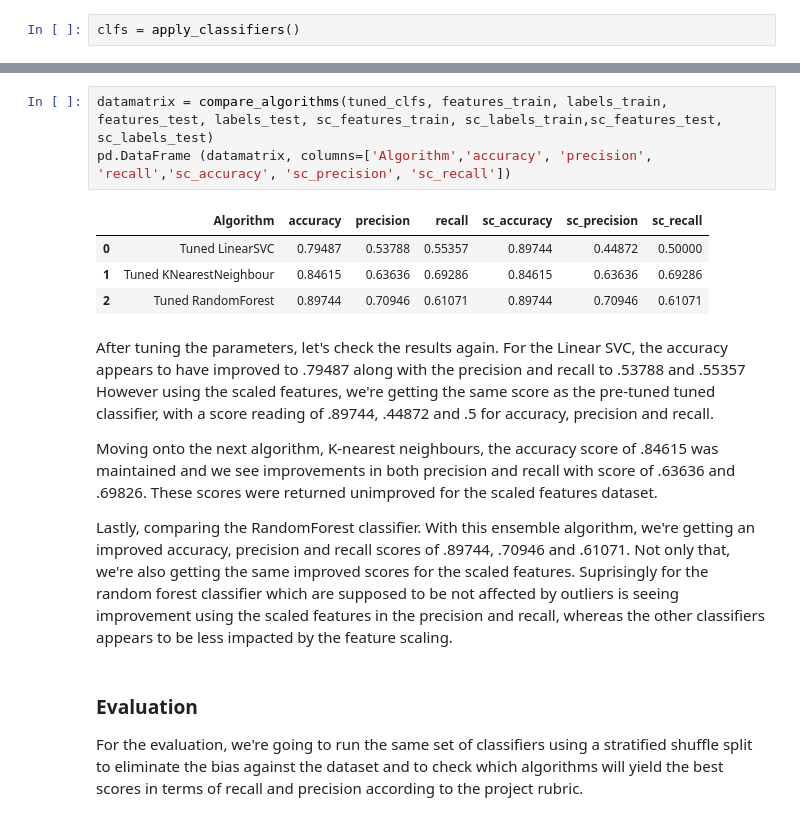
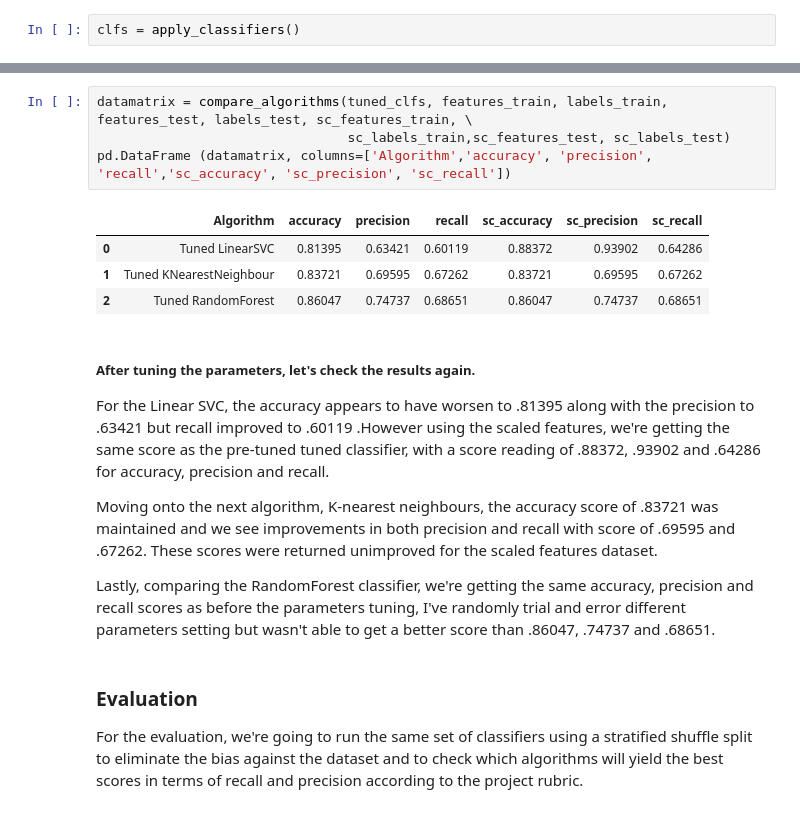
Before and after one commit to steve7an/UDDataAnalyst, a Jupyter notebook: IntroToMachineLearning/final_project.ipynb, the cells around one changed output, grey strips where cells are left out. Cells and saved outputs as stored; diff of their text form.

```diff
--- a/IntroToMachineLearning/final_project.ipynb
+++ b/IntroToMachineLearning/final_project.ipynb
@@ -242,18 +325,19 @@ RandomForestClassifier(bootstrap=True, class_weight=None, criterion='gini',
 # %%
-datamatrix = compare_algorithms(tuned_clfs, features_train, labels_train, features_test, labels_test, sc_features_train, sc_labels_train,sc_features_test, sc_labels_test)
+datamatrix = compare_algorithms(tuned_clfs, features_train, labels_train, features_test, labels_test, sc_features_train, \
+                                sc_labels_train,sc_features_test, sc_labels_test)
 pd.DataFrame (datamatrix, columns=['Algorithm','accuracy', 'precision', 'recall','sc_accuracy', 'sc_precision', 'sc_recall'])
 # %% [output]
 |  | Algorithm | accuracy | precision | recall | sc_accuracy | sc_precision | sc_recall |
-| 0 | Tuned LinearSVC | 0.79487 | 0.53788 | 0.55357 | 0.89744 | 0.44872 | 0.50000 |
-| 1 | Tuned KNearestNeighbour | 0.84615 | 0.63636 | 0.69286 | 0.84615 | 0.63636 | 0.69286 |
-| 2 | Tuned RandomForest | 0.89744 | 0.70946 | 0.61071 | 0.89744 | 0.70946 | 0.61071 |
+| 0 | Tuned LinearSVC | 0.81395 | 0.63421 | 0.60119 | 0.88372 | 0.93902 | 0.64286 |
+| 1 | Tuned KNearestNeighbour | 0.83721 | 0.69595 | 0.67262 | 0.83721 | 0.69595 | 0.67262 |
+| 2 | Tuned RandomForest | 0.86047 | 0.74737 | 0.68651 | 0.86047 | 0.74737 | 0.68651 |
 # %% [markdown]
-After tuning the parameters, let's check the results again.
-For the Linear SVC, the accuracy appears to have improved to .79487 along with the precision and recall to .53788 and .55357 However using the scaled features, we're getting the same score as the pre-tuned tuned classifier, with a score reading of .89744, .44872 and .5 for accuracy, precision and recall.
+##### After tuning the parameters, let's check the results again.
+For the Linear SVC, the accuracy appears to have worsen to .81395 along with the precision to .63421 but recall improved to .60119 .However using the scaled features, we're getting the same score as the pre-tuned tuned classifier, with a score reading of .88372, .93902 and .64286 for accuracy, precision and recall.
 
-Moving onto the next algorithm, K-nearest neighbours, the accuracy score of .84615 was maintained and we see improvements in both precision and recall with score of .63636 and .69826. These scores were returned unimproved for the scaled features dataset.
+Moving onto the next algorithm, K-nearest neighbours, the accuracy score of .83721 was maintained and we see improvements in both precision and recall with score of .69595 and .67262. These scores were returned unimproved for the scaled features dataset.
 
-Lastly, comparing the RandomForest classifier. With this ensemble algorithm, we're getting an improved accuracy, precision and recall scores of .89744, .70946 and .61071. Not only that, we're also getting the same improved scores for the scaled features. Suprisingly for the random forest classifier which are supposed to be not affected by outliers is seeing improvement using the scaled features in the precision and recall, whereas the other classifiers appears to be less impacted by the feature scaling.
+Lastly, comparing the RandomForest classifier, we're getting the same accuracy, precision and recall scores as before the parameters tuning, I've randomly trial and error different parameters setting but wasn't able to get a better score than .86047, .74737 and .68651.
 # %% [markdown]
 ### Evaluation
 For the evaluation, we're going to run the same set of classifiers using a stratified shuffle split to eliminate the bias against the dataset and to check which algorithms will yield the best scores in terms of recall and precision according to the project rubric.
```
Also changed, not shown: parts of 41 cells of this notebook, 4 other files.
